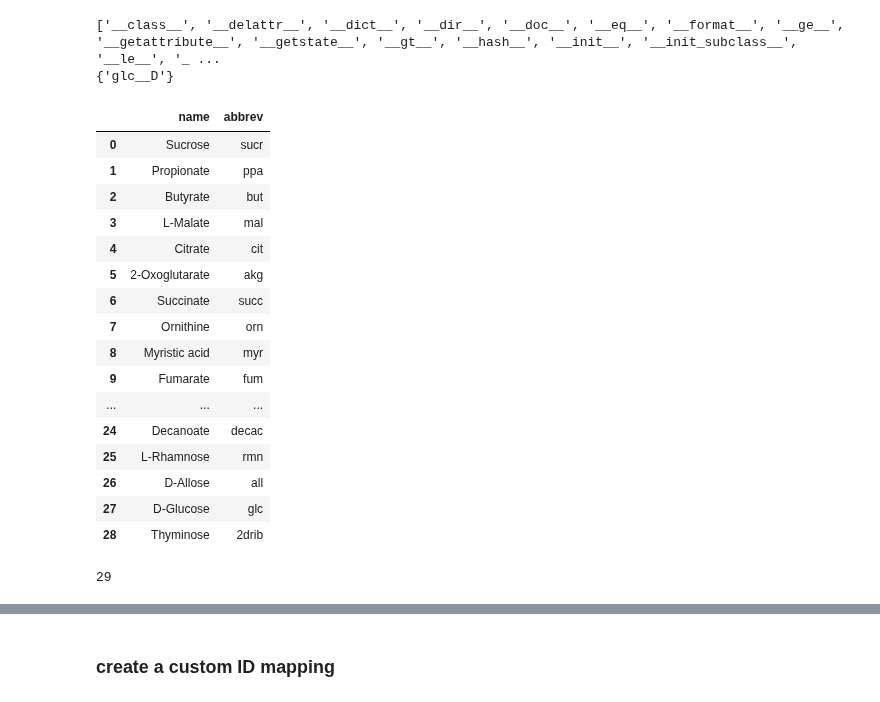
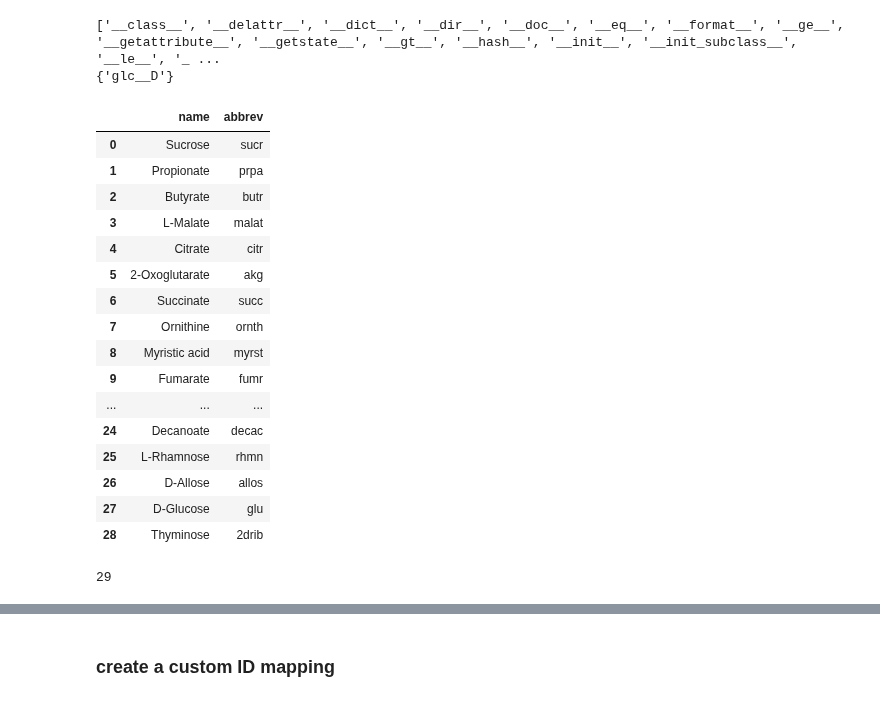
Before and after one commit to ModelSEED/MicrobiomeNotebooks, a Jupyter notebook: WesternDietMicrobiomes/escher_API_mapping.ipynb, the cells around one changed output, grey strips where cells are left out. Cells and saved outputs as stored; diff of their text form; code cells hidden in the pictures.

```diff
--- a/WesternDietMicrobiomes/escher_API_mapping.ipynb
+++ b/WesternDietMicrobiomes/escher_API_mapping.ipynb
@@ -801,38 +801,38 @@ print(cpd.annotation["BiGG"])
 # %%
 from pandas import DataFrame
 
 nameAbbrev = DataFrame(columns=["name", "abbrev"])
 
 cpdID_abbrv = {
-    'cpd00076': 'sucr', 'cpd00141': 'ppa', 'cpd00211': 'but', 'cpd00130': 'mal', 'cpd00137': 'cit', 'cpd00024': 'akg',
-    'cpd00036': 'succ', 'cpd00064': 'orn', 'cpd03847': 'myr', 'cpd00106': 'fum', 'cpd00108': 'gal', 'cpd00382': 'meli',
-    'cpd00105': 'rib', 'cpd00121': 'inost', 'cpd00751': 'fuc', 'cpd00122': 'acglum', 'cpd00158': 'cellb',
-    'cpd00214': 'palm', 'cpd03198': 'melib', 'cpd01171': 'galt', 'cpd00020': 'pyr', 'cpd00224': 'arb', 'cpd00082': 'fru',
-    'cpd00851': '4hpro', 'cpd01107': 'decac', 'cpd00396': 'rmn', 'cpd01055': 'all', 'cpd00027': 'glc',
+    'cpd00076': 'sucr', 'cpd00141': 'prpa', 'cpd00211': 'butr', 'cpd00130': 'malat', 'cpd00137': 'citr', 'cpd00024': 'akg',
+    'cpd00036': 'succ', 'cpd00064': 'ornth', 'cpd03847': 'myrst', 'cpd00106': 'fumr', 'cpd00108': 'galct', 'cpd00382': 'melit',
+    'cpd00105': 'ribs', 'cpd00121': 'inost', 'cpd00751': 'fucos', 'cpd00122': 'acglum', 'cpd00158': 'cellb',
+    'cpd00214': 'palm', 'cpd03198': 'melib', 'cpd01171': 'dulco', 'cpd00020': 'pyr', 'cpd00224': 'arbns', 'cpd00082': 'fru',
+    'cpd00851': '4hpro', 'cpd01107': 'decac', 'cpd00396': 'rhmn', 'cpd01055': 'allos', 'cpd00027': 'glu',
     'cpd01242': '2drib'}
 
 for cpdID, abbrev in cpdID_abbrv.items():
     cpd = msdb.compounds.get_by_id(cpdID)
     nameAbbrev.loc[len(nameAbbrev)] = [cpd.name, abbrev]
 
 display(nameAbbrev)
 print(len(cpdID_abbrv))
 # %% [output]
 |  | name | abbrev |
 | 0 | Sucrose | sucr |
-| 1 | Propionate | ppa |
-| 2 | Butyrate | but |
-| 3 | L-Malate | mal |
-| 4 | Citrate | cit |
+| 1 | Propionate | prpa |
+| 2 | Butyrate | butr |
+| 3 | L-Malate | malat |
+| 4 | Citrate | citr |
 | 5 | 2-Oxoglutarate | akg |
 | 6 | Succinate | succ |
-| 7 | Ornithine | orn |
-| 8 | Myristic acid | myr |
-| 9 | Fumarate | fum |
+| 7 | Ornithine | ornth |
+| 8 | Myristic acid | myrst |
+| 9 | Fumarate | fumr |
 | ... | ... | ... |
 | 24 | Decanoate | decac |
-| 25 | L-Rhamnose | rmn |
-| 26 | D-Allose | all |
-| 27 | D-Glucose | glc |
+| 25 | L-Rhamnose | rhmn |
+| 26 | D-Allose | allos |
+| 27 | D-Glucose | glu |
 | 28 | Thyminose | 2drib |
 29
```
Also changed, not shown: parts of 2 cells of this notebook, 4 other files.
